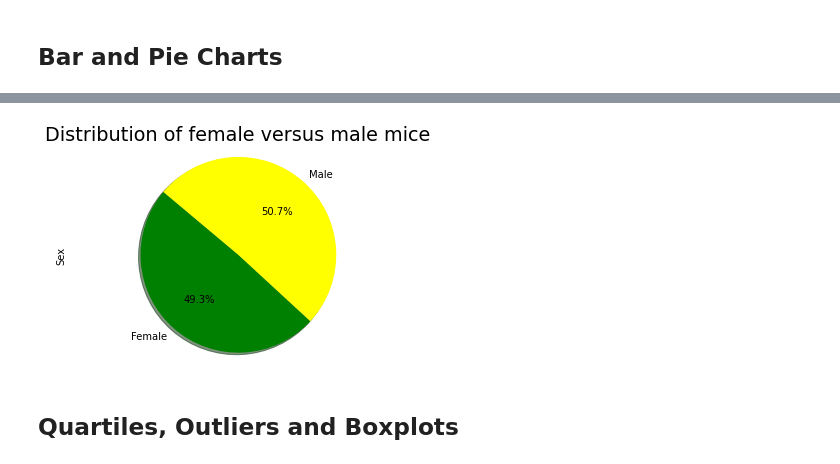
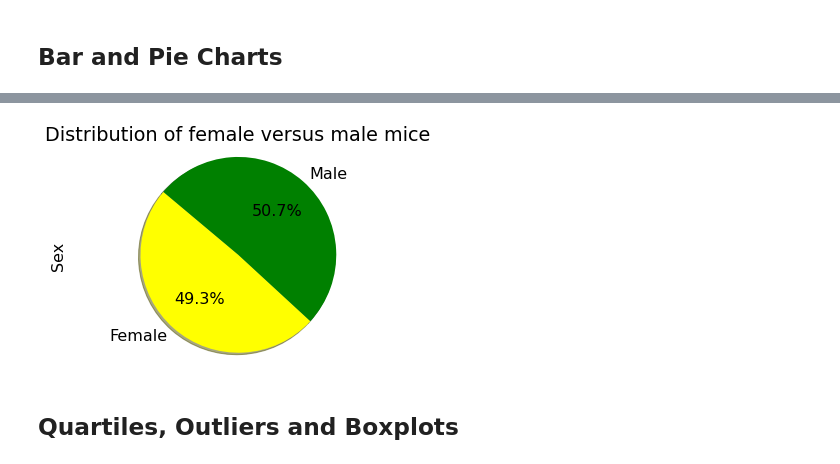
Before and after one commit to ZKeller22/UCI-Homework-Keller, a Jupyter notebook: matplotlib-challenge/Pymaceuticals/pymaceuticals_starter.ipynb, the cells around one changed output, grey strips where cells are left out. Saved outputs shown, nothing was run; the diff lists cells and outputs as text; code cells hidden in the pictures.

```diff
--- a/matplotlib-challenge/Pymaceuticals/pymaceuticals_starter.ipynb
+++ b/matplotlib-challenge/Pymaceuticals/pymaceuticals_starter.ipynb
@@ -183,24 +224,30 @@ plt.show()
 # %%
-# Generate a pie plot showing the distribution of female versus male mice using pyplot
+#Create a list of genders based on gender group count
+
 genders = list(gender_group_count.index.values)
 
 # The values of each section of the pie chart
+
 gender_counts = gender_group_count['Sex']
 
 # The colors of each section of the pie chart
-colors = ["green", "yellow"]
 
-# Creates the pie chart based upon the values above
-# Automatically finds the percentages of each part of the pie chart
+colors = ["yellow", "green"]
+
+# Creates the pie chart based upon the values above and automatically finds the percentages of each part of the pie chart
+
 plt.pie(gender_counts, labels=genders, colors=colors,
         autopct="%1.1f%%", shadow=True, startangle=140)
 plt.rcParams['font.size'] = 16
 plt.title("Distribution of female versus male mice")
 plt.ylabel("Sex")
 plt.axis("equal")
+
+#Display the Pie Chart
+
 plt.show()
 # %% [output]
-[figure, old version]
+[figure, new version]
 # %% [markdown]
 ## Quartiles, Outliers and Boxplots
 # %%
```
Also changed, not shown: parts of 19 cells of this notebook.
